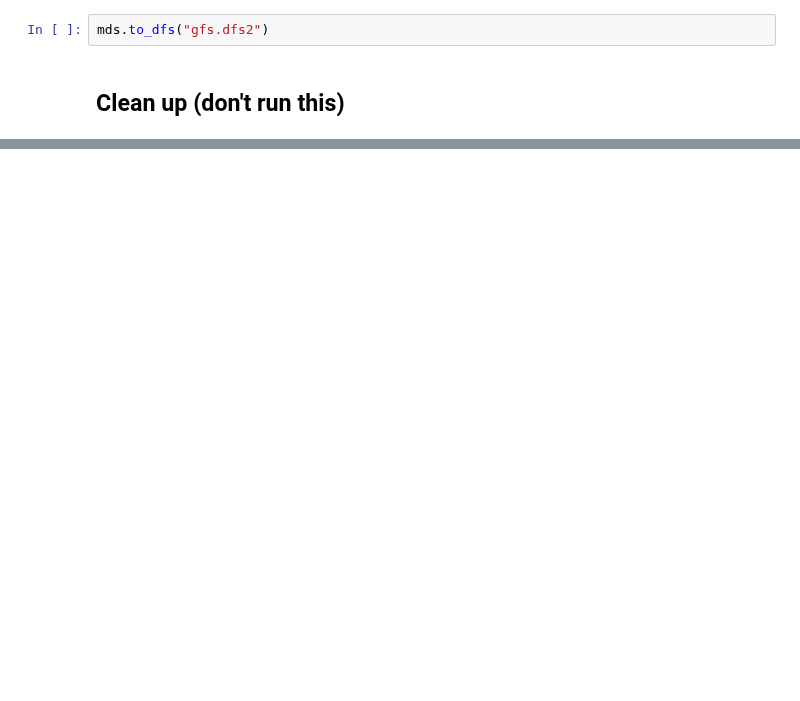
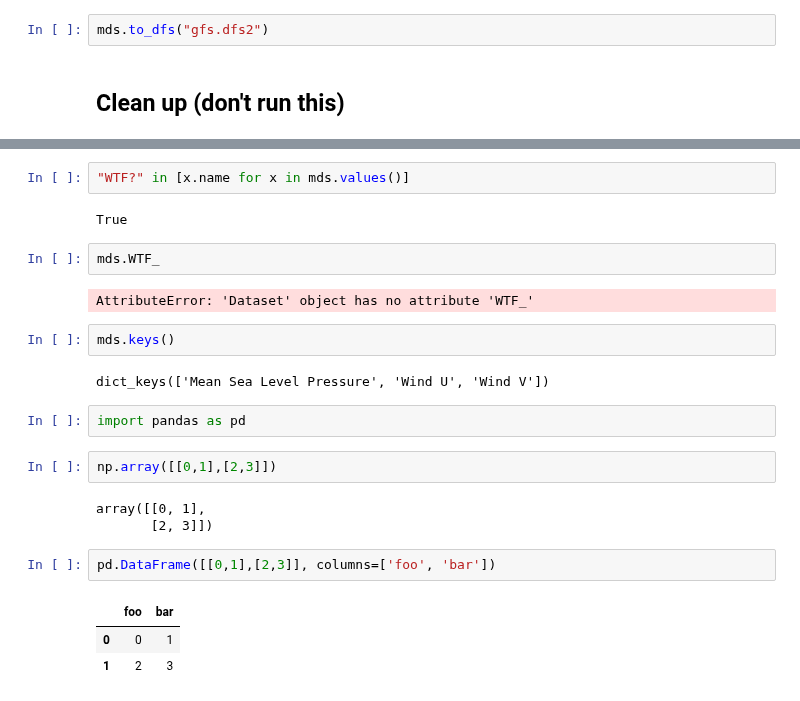
Before and after one commit to DHI/mikeio, a Jupyter notebook: notebooks/Dfs2 - Global Forecasting System.ipynb, the cells around one changed output, grey strips where cells are left out. Drawn from its saved outputs; the diff is of its cells as text; blank space fills up the shorter version.

```diff
--- a/notebooks/Dfs2 - Global Forecasting System.ipynb
+++ b/notebooks/Dfs2 - Global Forecasting System.ipynb
@@ -71,0 +167,25 @@ os.remove("gfs.dfs2")
+# %%
+"WTF?" in [x.name for x in mds.values()]
+# %% [output]
+True
+# %%
+mds.WTF_
+# %% [output]
+AttributeError: 'Dataset' object has no attribute 'WTF_'
+# %%
+mds.keys()
+# %% [output]
+dict_keys(['Mean Sea Level Pressure', 'Wind U', 'Wind V'])
+# %%
+import pandas as pd
+# %%
+np.array([[0,1],[2,3]])
+# %% [output]
+array([[0, 1],
+       [2, 3]])
+# %%
+pd.DataFrame([[0,1],[2,3]], columns=['foo', 'bar'])
+# %% [output]
+|  | foo | bar |
+| 0 | 0 | 1 |
+| 1 | 2 | 3 |
```
Also changed, not shown: parts of 32 cells of this notebook, 1 other file.
